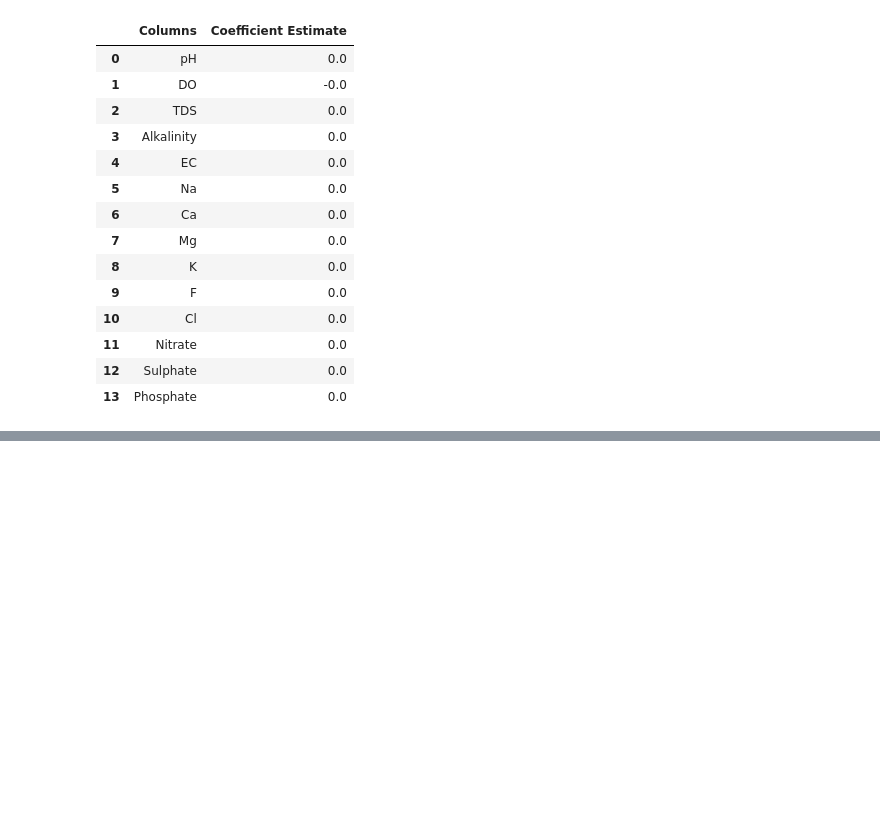
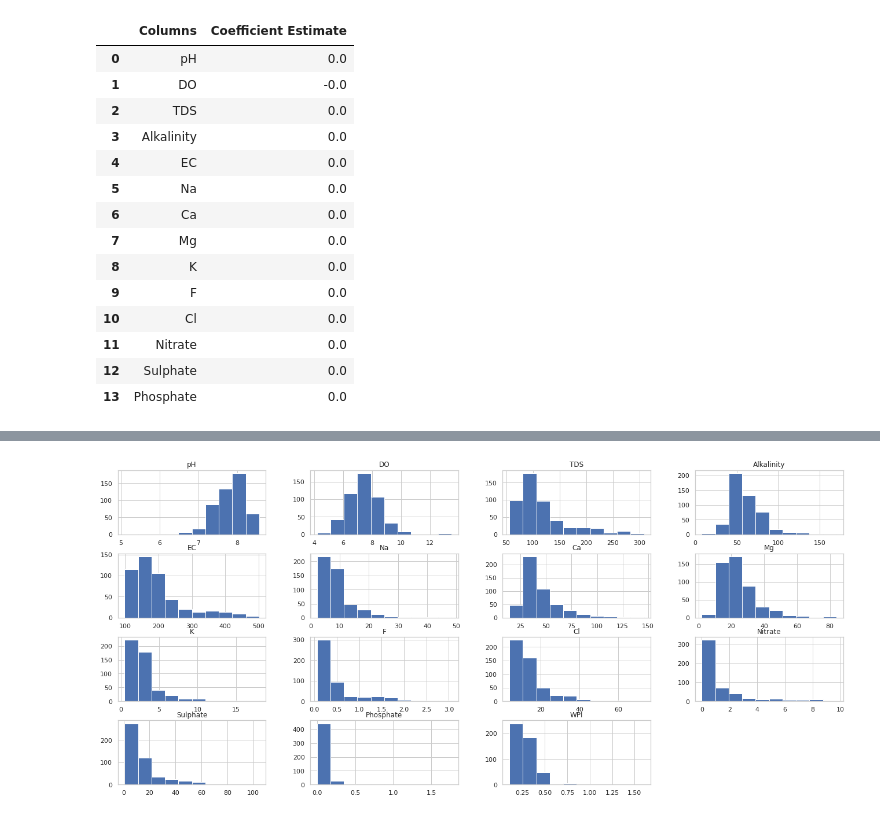
Before and after one commit to ApahSaroj/WPI, a Jupyter notebook: Supervised_Machine_Learning.ipynb, the cells around one changed output, grey strips where cells are left out. Saved outputs shown, nothing was run; the diff lists cells and outputs as text; code cells hidden in the pictures; blank space fills up the shorter version.

```diff
--- a/Supervised_Machine_Learning.ipynb
+++ b/Supervised_Machine_Learning.ipynb
@@ -660,3 +677,9 @@ Mean Squared Error on test set 0.006140676746608994
 | 11 | Nitrate | 0.0 |
 | 12 | Sulphate | 0.0 |
 | 13 | Phosphate | 0.0 |
+# %%
+import numpy as np
+import matplotlib.pyplot as plt
+from sklearn.naive_bayes import GaussianNB
+import seaborn as sns
+sns.set(style='whitegrid')
@@ -662,0 +717,4 @@ Mean Squared Error on test set 0.006140676746608994
+# %%
+df.hist(figsize=(20, 10));
+# %% [output]
+[figure, added]
```
Also changed, not shown: parts of 47 cells of this notebook.
